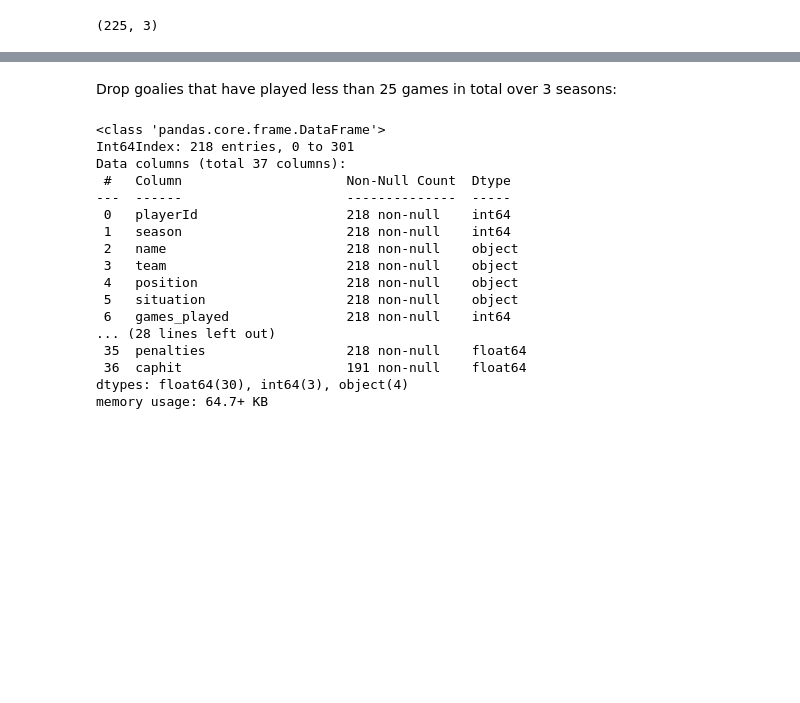
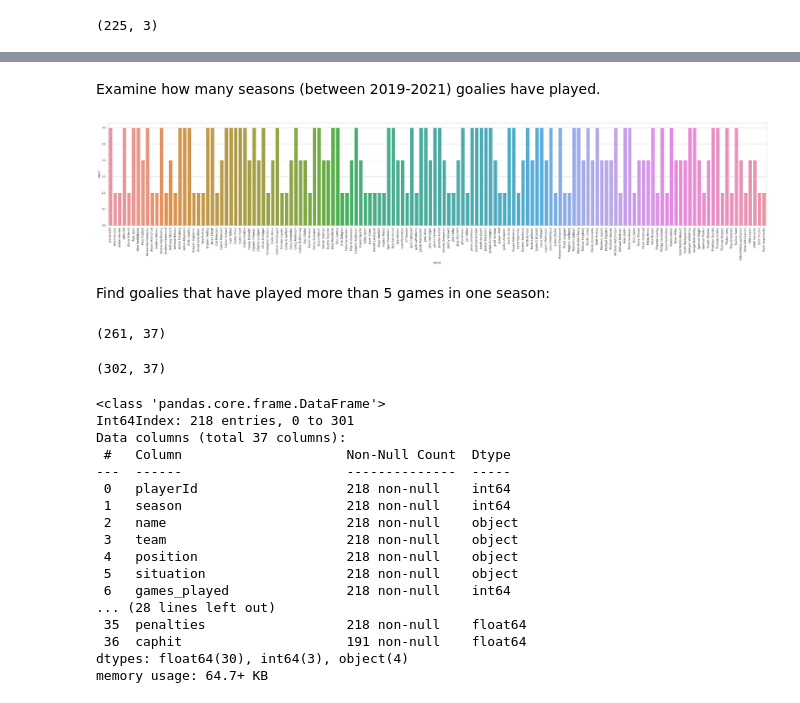
Before and after one commit to holezekki99/JODA2022, a Jupyter notebook: Goalie_salary_prediction.ipynb, the cells around one changed output, grey strips where cells are left out. Drawn from its saved outputs; the diff is of its cells as text; code cells hidden in the pictures; blank space fills up the shorter version.

```diff
--- a/Goalie_salary_prediction.ipynb
+++ b/Goalie_salary_prediction.ipynb
@@ -223,0 +230,4 @@ merged_df
+# %%
+df1 = stat_df
+df1 = df1.sort_values(by=['name', 'season'], ignore_index=True)
+df1
@@ -224,5 +248,29 @@ merged_df
+# %% [markdown]
+Examine how many seasons (between 2019-2021) goalies have played.
+# %%
+import seaborn as sns
+import matplotlib.pyplot as plt
+
+sns.set()
+sns.set_style("whitegrid")
+sns.countplot(x = 'name', data = df1)
+plt.rcParams["figure.figsize"] = (50,8)
+plt.xticks(rotation=90, fontsize=12)
+plt.show()
+# %% [output]
+[figure, added]
 # %% [markdown]
-Drop goalies that have played less than 25 games in total over 3 seasons:
+Find goalies that have played more than 5 games in one season:
+# %%
+df = merged_df
+df = df[df.groupby('name')['games_played'].transform('max') > 5]
+df.shape
+# %% [output]
+(261, 37)
+# %%
+merged_df.shape
+# %% [output]
+(302, 37)
 # %%
 df = merged_df
 df = df[df.groupby('name')['games_played'].transform('sum') > 25]
```
Also changed, not shown: parts of 9 cells of this notebook.
